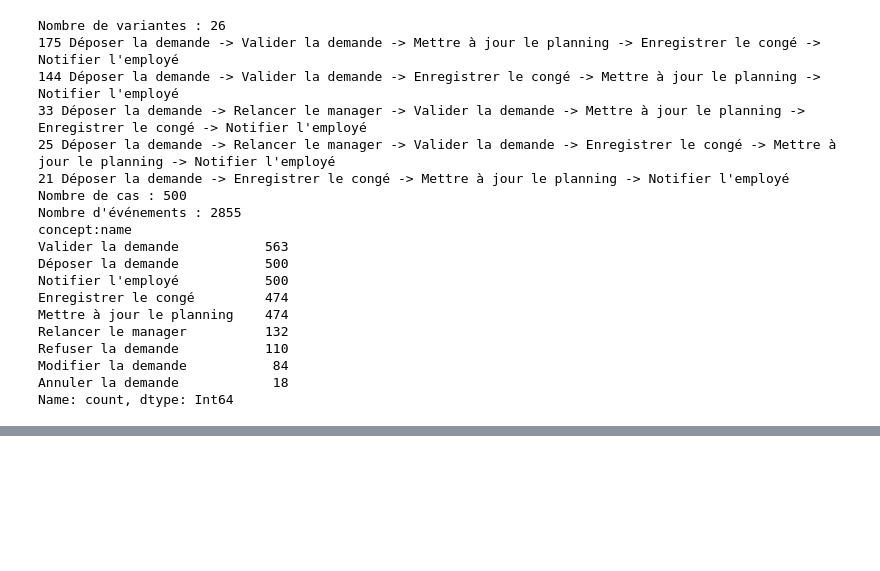
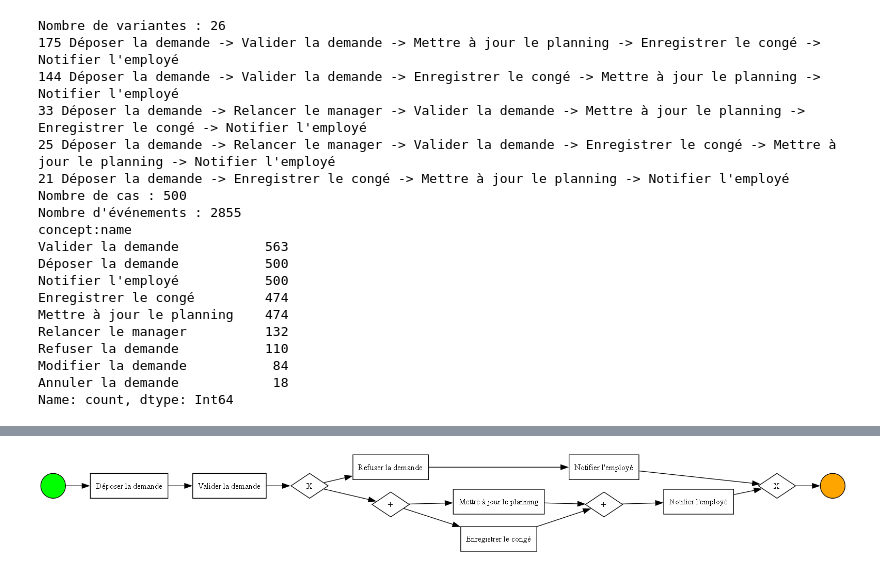
Before and after one commit to ED-DAMI/BPMN, a Jupyter notebook: notbooks/tp1.ipynb, the cells around one changed output, grey strips where cells are left out. Saved outputs shown, nothing was run; the diff lists cells and outputs as text; code cells hidden in the pictures; blank space fills up the shorter version.

```diff
--- a/notbooks/tp1.ipynb
+++ b/notbooks/tp1.ipynb
@@ -103,0 +136,11 @@ process_dfg.html
+# %%
+# Charger le modèle BPMN prévu par l'entreprise
+reference = pm4py.read_bpmn("../data/modele_reference_conge.bpmn")
+
+# Afficher le modèle de référence
+pm4py.view_bpmn(reference)
+
+# Convertir le modèle en réseau de Petri
+net, im, fm = pm4py.convert_to_petri_net(reference)
+# %% [output]
+[figure, added]
```
Also changed, not shown: parts of 27 cells of this notebook.
